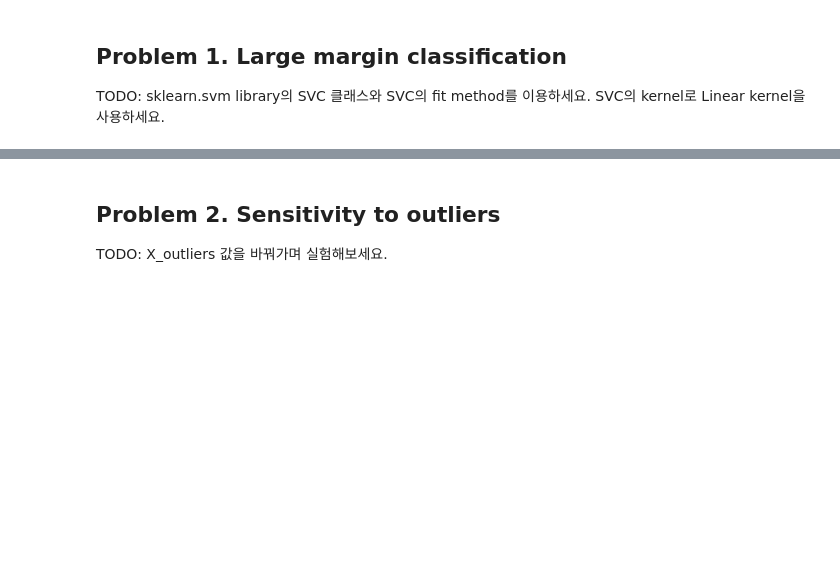
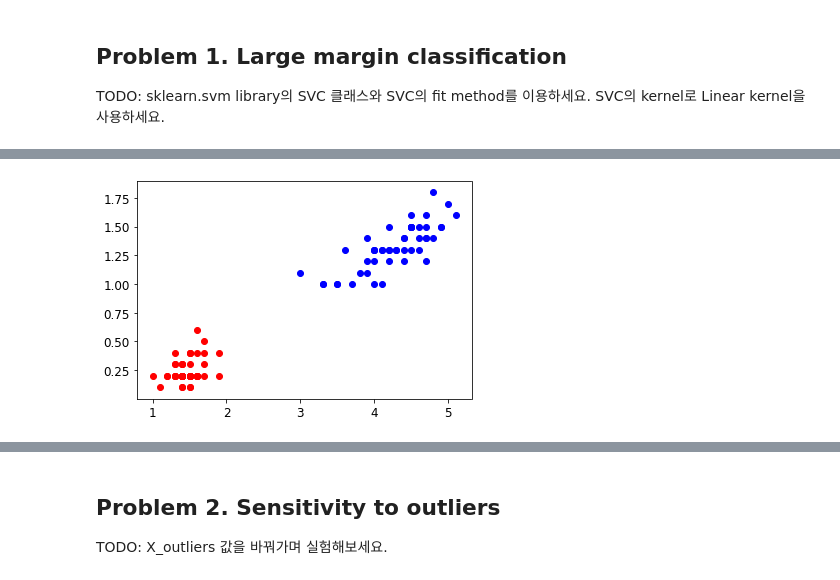
Before and after one commit to lucetre-snu/20s-machine-learning, a Jupyter notebook: Assignment2/AS2-SVM.ipynb, the cells around one changed output, grey strips where cells are left out. Cells and saved outputs as stored; diff of their text form; code cells hidden in the pictures; blank space fills up the shorter version.

```diff
--- a/Assignment2/AS2-SVM.ipynb
+++ b/Assignment2/AS2-SVM.ipynb
@@ -41,9 +41,14 @@ setosa_or_versicolor = (y == 0) | (y == 1)
 X = X[setosa_or_versicolor]
 y = y[setosa_or_versicolor]
 
+
 # SVM Classifier model
 #################### TODO ####################
-svm_clf =
+svm_clf = SVC(kernel='linear')
+svm_clf.fit(X, y)
+
+plt.scatter(X[y==0][:,0], X[y==0][:,1], color='red')
+plt.scatter(X[y==1][:,0], X[y==1][:,1], color='blue')
 
 ##############################################
 # %% [output]
@@ -51,3 +56,4 @@ SyntaxError: invalid syntax (<ipython-input-2-1e445297871d>, line 14)
+[figure, added]
 # %%
 # Bad models
 x0 = np.linspace(0, 5.5, 200)
```
Also changed, not shown: parts of 3 cells of this notebook, 1 other file.
